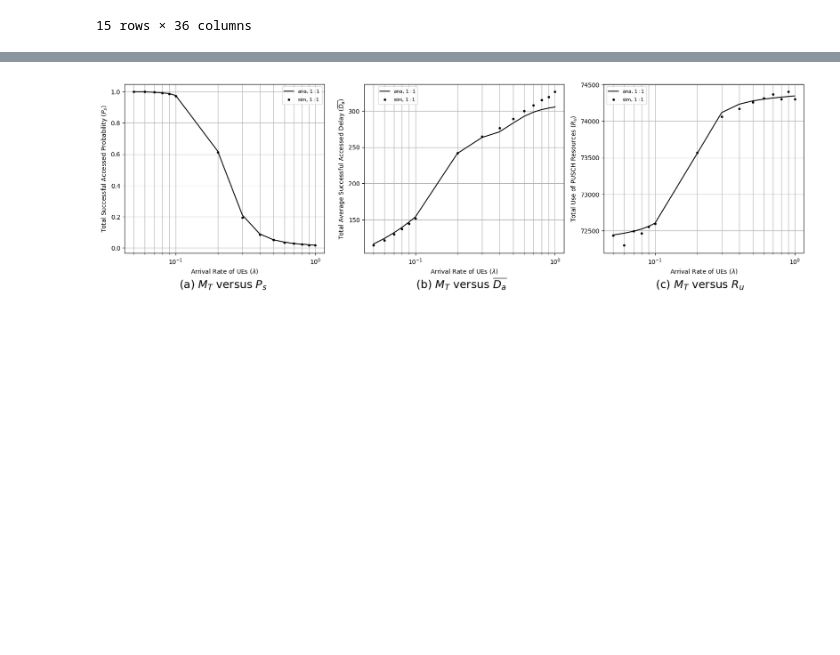
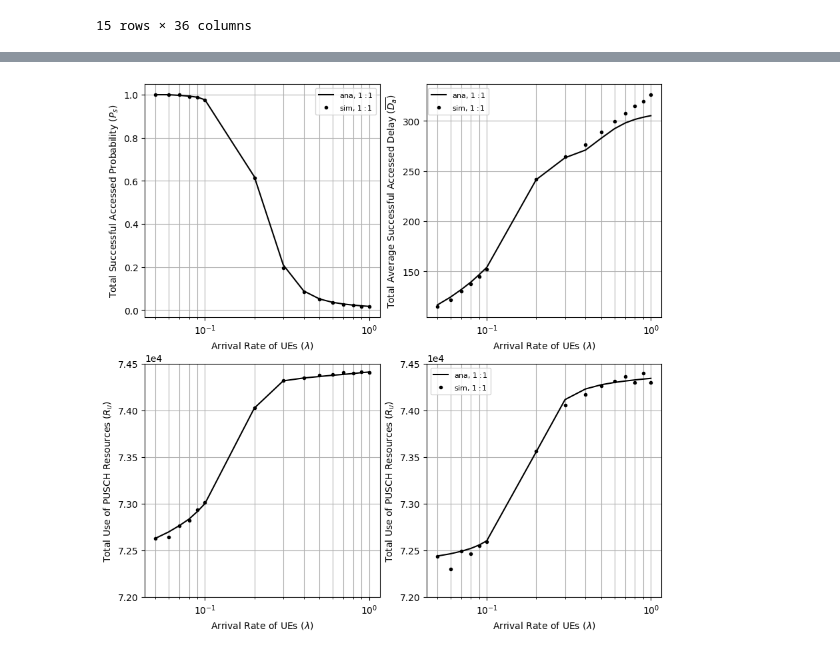
Before and after one commit to timlin0307/Thesis-Simulation, a Jupyter notebook: 2SRA and 4SRA with T_DATA in NTN/Simulation.ipynb, the cells around one changed output, grey strips where cells are left out. Cells and saved outputs as stored; diff of their text form; code cells hidden in the pictures; blank space fills up the shorter version.

```diff
--- a/2SRA and 4SRA with T_DATA in NTN/Simulation.ipynb
+++ b/2SRA and 4SRA with T_DATA in NTN/Simulation.ipynb
@@ -2147,7 +2151,7 @@ plt.show()
 # %% [markdown]
 ## **Plotting Figures 1**
 # %%
-sim = pandas.read_csv('sim_testresult.csv')
+sim = pandas.read_csv('sim_testresult_Ms.csv')
 sim
 # %% [output]
 |  | Lambda | M_4SRA | N_4SRA | wrar_4SRA | wbo_4SRA | rts_4SRA | Ms_4SRA | Ps_4SRA | Da_4SRA | Ur_PRACH_4SRA | ... |
@@ -2168,6 +2172,6 @@ sim
 | 14 | 1.00 | 2700 | 27 | 20 | 20 | 5 | 6.20 | 0.002296 | 110.564516 | 0.000086 | ... |
 15 rows × 36 columns
 # %%
-ana = pandas.read_csv('ana_testresult.csv')
+ana = pandas.read_csv('ana_testresult_Ms.csv')
 ana
 # %% [output]
@@ -2191,5 +2195,9 @@ ana
 # %%
-plt.subplot(131)
+# Major ticks every 20, minor ticks every 5
+major_ticks = np.arange(0, 101, 20)
+minor_ticks = np.arange(0, 101, 5)
+
+plt.subplot(221)
 plt.plot(arrival_rate, ana.Ps_T, '-', color = 'black', label = 'ana, $1:1$')
 plt.plot(arrival_rate, sim.Ps_T, 'o', ms = 3, color = 'black', label = 'sim, $1:1$')
 plt.xscale('log')
@@ -2197,48 +2205,50 @@ plt.xlabel("Arrival Rate of UEs ($\lambda$)")
 plt.ylabel("Total Successful Accessed Probability ($P_s$)")
 # plt.title("(a) $M_T$ versus $P_s$")
 # plt.suptitle("(a) $M_T$ versus $P_s$", fontsize=18, x=0.23, y=0.0)
-plt.grid(True, which="both")
+plt.grid(True, axis="both", which="both")
 
 plt.legend(markerscale=1, fontsize=8, loc='best', bbox_to_anchor=(1, 1))
 
-plt.subplot(132)
+plt.subplot(222)
 plt.plot(arrival_rate, ana.Da_T, '-', color = 'black', label = 'ana, $1:1$')
 plt.plot(arrival_rate, sim.Da_T, 'o', ms = 3, color = 'black', label = 'sim, $1:1$')
 # plt.ticklabel_format(axis='both', style='sci', scilimits=(0, 0))
 plt.xscale('log')
 plt.xlabel("Arrival Rate of UEs ($\lambda$)")
 plt.ylabel("Total Average Successful Accessed Delay ($\overline{D_{a}}$)")
 # plt.title("(b) $M_T$ versus $\overline{D_{a}}$")
-plt.grid(True, which="both")
+plt.grid(True, axis="both", which="both")
 
 plt.legend(markerscale=1, fontsize=8, loc='best', bbox_to_anchor=(0.28, 1))
 
-'''
-plt.subplot(133)
+
+plt.subplot(223)
 plt.plot(arrival_rate, ana.Ur_PUSCH_T, '-', color = 'black', label = 'ana, $1:1$')
 plt.plot(arrival_rate, sim.Ur_PUSCH_T, 'o', ms = 3, color = 'black', label = 'sim, $1:1$')
-# plt.ticklabel_format(axis='both', style='sci', scilimits=(0, 3))
+plt.ticklabel_format(axis='both', style='sci', scilimits=(0, 3))
+plt.ylim([72000, 74500])
 plt.xscale('log')
 plt.xlabel("Arrival Rate of UEs ($\lambda$)")
 plt.ylabel("Total Use of PUSCH Resources ($R_u$)")
 # plt.title("(c) $M_T$ versus $R_u$")
-plt.grid(True, which="both")
-'''
+plt.grid(True, axis="both", which="both")
 
-plt.subplot(133)
+
+plt.subplot(224)
 plt.plot(arrival_rate, ana.Wr_PUSCH_T, '-', color = 'black', label = 'ana, $1:1$')
 plt.plot(arrival_rate, sim.Wr_PUSCH_T, 'o', ms = 3, color = 'black', label = 'sim, $1:1$')
-# plt.ticklabel_format(axis='both', style='sci', scilimits=(0, 3))
+plt.ticklabel_format(axis='both', style='sci', scilimits=(0, 3))
+plt.ylim([72000, 74500])
 plt.xscale('log')
 plt.xlabel("Arrival Rate of UEs ($\lambda$)")
 plt.ylabel("Total Use of PUSCH Resources ($R_u$)")
 # plt.title("(c) $M_T$ versus $R_u$")
-plt.grid(True, which="both")
+plt.grid(True, axis="both", which="both")
 
-plt.suptitle("(a) $M_T$ versus $P_s$                                           (b) $M_T$ versus $\overline{D_{a}}$                                           (c) $M_T$ versus $R_u$", fontsize=18, x=0.51, y=0.0)
+# plt.suptitle("(a) $M_T$ versus $P_s$                                           (b) $M_T$ versus $\overline{D_{a}}$                                           (c) $M_T$ versus $R_u$", fontsize=18, x=0.51, y=0.0)
 
 plt.legend(markerscale=1, fontsize=8, loc='best')
-plt.rcParams["figure.figsize"] = (20, 5)
+plt.rcParams["figure.figsize"] = (10, 10)
 plt.show()
 # %% [output]
-[figure, old version]
+[figure, new version]
```
Also changed, not shown: parts of 5 cells of this notebook, 1 other file.
